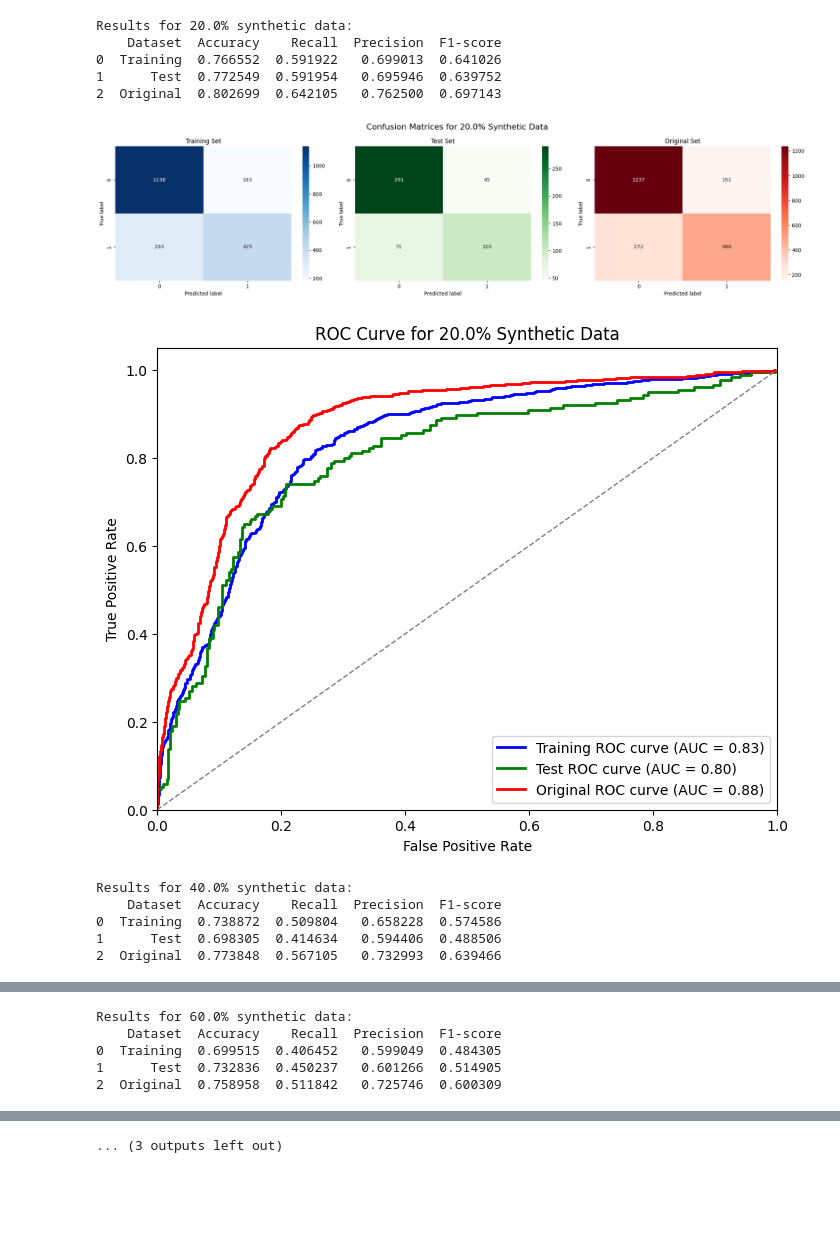
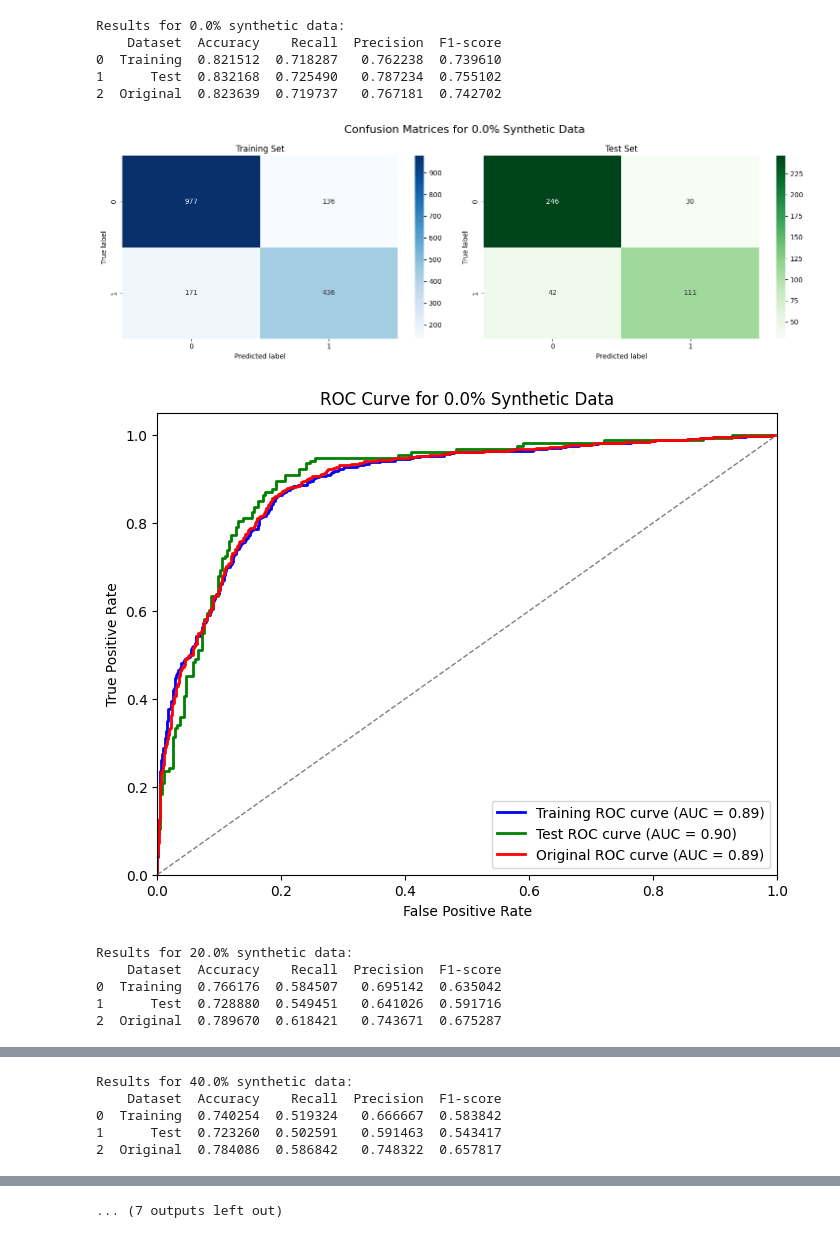
Before and after one commit to halidak/GAN-Powered-Classification, a Jupyter notebook: tabular-classification/naive_bayes.ipynb, the cells around one changed output, grey strips where cells are left out. Drawn from its saved outputs; the diff is of its cells as text; code cells hidden in the pictures; blank space fills up the shorter version.

```diff
--- a/tabular-classification/naive_bayes.ipynb
+++ b/tabular-classification/naive_bayes.ipynb
@@ -28,7 +28,12 @@ def calculate_metrics(y_true, y_pred):
     }
 
 # Define percentages of synthetic data to use
-percentages = [0.2, 0.4, 0.6, 0.8, 1.0]  # Updated percentages
+percentages = [0.0, 0.2, 0.4, 0.6, 0.8, 1.0]  # Including 0%
+
+# Lists to store F1 scores
+f1_train_scores = []
+f1_test_scores = []
+f1_original_scores = []
 
 # Iterate through each percentage
 for percentage in percentages:
@@ -45,11 +50,10 @@ for percentage in percentages:
     X = combined_data.drop(columns=['Diagnosis'])
     y = combined_data['Diagnosis']
 
-    # Manually split data to take the first 20% for testing
+    # Manually split data: first 20% for testing, rest for training
     split_point = int(0.2 * len(X))
-
-    # Split data
-    X_train, X_test, y_train, y_test = train_test_split(X, y, test_size=0.2, random_state=42)
+    X_test, X_train = X[:split_point], X[split_point:]
+    y_test, y_train = y[:split_point], y[split_point:]
 
     # Train Gaussian Naive Bayes classifier
     model = GaussianNB()
@@ -58,18 +62,21 @@ for percentage in percentages:
     # Calculate metrics for training set
     y_train_pred = model.predict(X_train)
     train_metrics = calculate_metrics(y_train, y_train_pred)
+    f1_train_scores.append(train_metrics['F1-score'])
 
     # Calculate metrics for test set
     y_test_pred = model.predict(X_test)
     test_metrics = calculate_metrics(y_test, y_test_pred)
+    f1_test_scores.append(test_metrics['F1-score'])
 
     # Calculate metrics for original dataset
     X_original = original_data.drop(columns=['Diagnosis'])
     y_original = original_data['Diagnosis']
     y_original_pred = model.predict(X_original)
     original_metrics = calculate_metrics(y_original, y_original_pred)
+    f1_original_scores.append(original_metrics['F1-score'])
 
-    # Create DataFrame with results
+    # Print results
     results = pd.DataFrame({
         'Dataset': ['Training', 'Test', 'Original'],
         'Accuracy': [train_metrics['Accuracy'], test_metrics['Accuracy'], original_metrics['Accuracy']],
@@ -78,22 +85,20 @@ for percentage in percentages:
         'F1-score': [train_metrics['F1-score'], test_metrics['F1-score'], original_metrics['F1-score']]
     })
 
-    # Print results
     print(results)
 
     # Plot confusion matrices
     train_cm = confusion_matrix(y_train, y_train_pred)
     test_cm = confusion_matrix(y_test, y_test_pred)
-    original_cm = confusion_matrix(y_original, y_original_pred)
 
     # Plot confusion matrices for current percentage
-    fig, axes = plt.subplots(1, 3, figsize=(20, 5))
+    fig, axes = plt.subplots(1, 2, figsize=(15, 5))
     fig.suptitle(f'Confusion Matrices for {percentage*100}% Synthetic Data', fontsize=16)
 
-    datasets = ['Training', 'Test', 'Original']
-    colors = ['Blues', 'Greens', 'Reds']
+    datasets = ['Training', 'Test']
+    colors = ['Blues', 'Greens']
 
-    for i, (cm, dataset) in enumerate(zip([train_cm, test_cm, original_cm], datasets)):
+    for i, (cm, dataset) in enumerate(zip([train_cm, test_cm], datasets)):
         sns.heatmap(cm, annot=True, fmt='d', cmap=colors[i], ax=axes[i])
         axes[i].set_title(f'{dataset} Set')
         axes[i].set_ylabel('True label')
@@ -102,45 +107,59 @@ for percentage in percentages:
     plt.tight_layout()
     plt.show()
 
-     # Plot ROC curves
+    # Plot ROC curves
     fig, ax = plt.subplots(figsize=(8, 6))
 
     # Calculate ROC curve for training set
     y_train_prob = model.predict_proba(X_train)[:, 1]
     fpr_train, tpr_train, _ = roc_curve(y_train, y_train_prob)
     roc_auc_train = auc(fpr_train, tpr_train)
     plt.plot(fpr_train, tpr_train, color='blue', lw=2, label=f'Training ROC curve (AUC = {roc_auc_train:.2f})')
 
     # Calculate ROC curve for test set
     y_test_prob = model.predict_proba(X_test)[:, 1]
     fpr_test, tpr_test, _ = roc_curve(y_test, y_test_prob)
     roc_auc_test = auc(fpr_test, tpr_test)
     plt.plot(fpr_test, tpr_test, color='green', lw=2, label=f'Test ROC curve (AUC = {roc_auc_test:.2f})')
 
     # Calculate ROC curve for original dataset
     y_original_prob = model.predict_proba(X_original)[:, 1]
     fpr_original, tpr_original, _ = roc_curve(y_original, y_original_prob)
     roc_auc_original = auc(fpr_original, tpr_original)
     plt.plot(fpr_original, tpr_original, color='red', lw=2, label=f'Original ROC curve (AUC = {roc_auc_original:.2f})')
 
     plt.plot([0, 1], [0, 1], color='gray', lw=1, linestyle='--')
     plt.xlim([0.0, 1.0])
     plt.ylim([0.0, 1.05])
     plt.xlabel('False Positive Rate')
     plt.ylabel('True Positive Rate')
     plt.title(f'ROC Curve for {percentage*100}% Synthetic Data')
     plt.legend(loc='lower right')
     plt.show()
+
+# Plot F1 scores
+plt.figure(figsize=(10, 6))
+plt.plot([p * 100 for p in percentages], f1_train_scores, label='Training F1-score', marker='o')
+plt.plot([p * 100 for p in percentages], f1_test_scores, label='Test F1-score', marker='o')
+plt.plot([p * 100 for p in percentages], f1_original_scores, label='Original F1-score', marker='o')
+
+plt.xlabel('Percentage of Synthetic Data (%)')
+plt.ylabel('F1-score')
+plt.title('F1-score vs. Percentage of Synthetic Data')
+plt.legend()
+plt.grid(True)
+plt.tight_layout()
+plt.show()
 # %% [output]
-Results for 20.0% synthetic data:
+Results for 0.0% synthetic data:
     Dataset  Accuracy    Recall  Precision  F1-score
-0  Training  0.766552  0.591922   0.699013  0.641026
-1      Test  0.772549  0.591954   0.695946  0.639752
-2  Original  0.802699  0.642105   0.762500  0.697143
+0  Training  0.821512  0.718287   0.762238  0.739610
+1      Test  0.832168  0.725490   0.787234  0.755102
+2  Original  0.823639  0.719737   0.767181  0.742702
-[figure, old version]
+[figure, new version]
-[figure, old version]
+[figure, new version]
-Results for 40.0% synthetic data:
+Results for 20.0% synthetic data:
     Dataset  Accuracy    Recall  Precision  F1-score
-0  Training  0.738872  0.509804   0.658228  0.574586
-1      Test  0.698305  0.414634   0.594406  0.488506
-2  Original  0.773848  0.567105   0.732993  0.639466
+0  Training  0.766176  0.584507   0.695142  0.635042
+1      Test  0.728880  0.549451   0.641026  0.591716
+2  Original  0.789670  0.618421   0.743671  0.675287
@@ -149,5 +168,5 @@ Results for 40.0% synthetic data:
-Results for 60.0% synthetic data:
+Results for 40.0% synthetic data:
     Dataset  Accuracy    Recall  Precision  F1-score
-0  Training  0.699515  0.406452   0.599049  0.484305
-1      Test  0.732836  0.450237   0.601266  0.514905
-2  Original  0.758958  0.511842   0.725746  0.600309
+0  Training  0.740254  0.519324   0.666667  0.583842
+1      Test  0.723260  0.502591   0.591463  0.543417
+2  Original  0.784086  0.586842   0.748322  0.657817
@@ -163 +182 @@ Results for 80.0% synthetic data:
-... (3 outputs left out)
+... (7 outputs left out)
```
Also changed, not shown: parts of 1 cell of this notebook, 4 other files.
